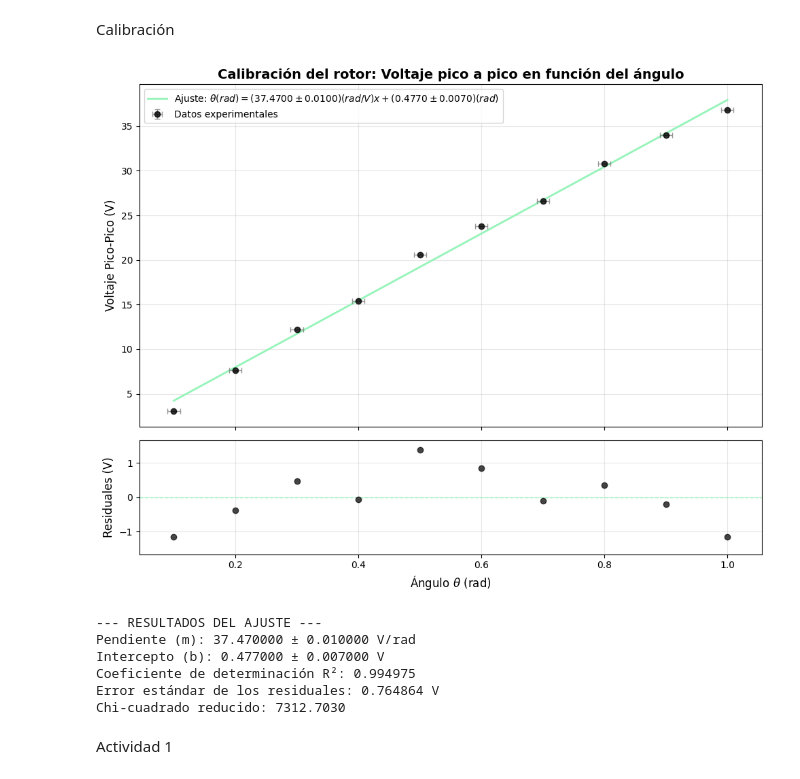
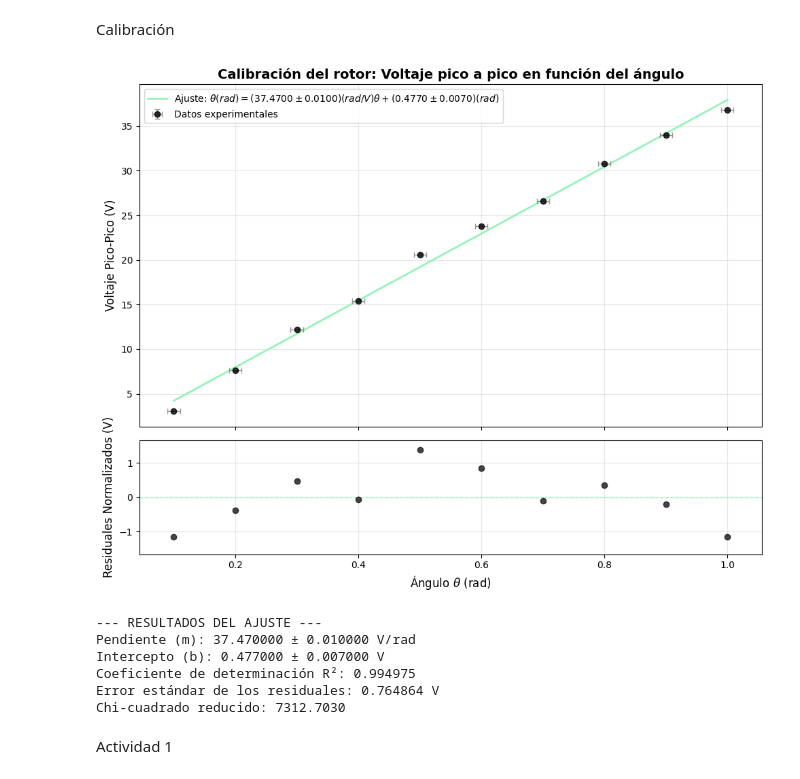
Before and after one commit to JessiDaniL/intermedio_cata_dani, a Jupyter notebook: actividad_4.ipynb, the cells around one changed output. Drawn from its saved outputs; the diff is of its cells as text; code cells hidden in the pictures.

```diff
--- a/actividad_4.ipynb
+++ b/actividad_4.ipynb
@@ -99,35 +99,35 @@ ax1.grid(True, alpha=0.3)
 # GRÁFICA INFERIOR: Residuales
 ax2.errorbar(angulo, resid,
              yerr=vpp_in,  # Incertidumbre en residuales = incertidumbre en y
              fmt='o', color='black',
              ecolor='lightgray', elinewidth=1, capsize=2,
              alpha=0.7)
 
 ax2.axhline(y=0, color='#95F4B9', linestyle='--', linewidth=1)
 ax2.set_xlabel(r'Ángulo $\theta$ (rad)', fontsize=12)
-ax2.set_ylabel('Residuales (V)', fontsize=12)
+ax2.set_ylabel('Residuales Normalizados (V)', fontsize=12)
 ax2.grid(True, alpha=0.3)
 
 # Ajustar límites de residuales para mejor visualización
 resid_max = np.max(np.abs(resid)) * 1.2
 ax2.set_ylim(-resid_max, resid_max)
 
 plt.tight_layout()
 plt.show()
 
 # Resultados numéricos
 print(f'\n--- RESULTADOS DEL AJUSTE ---')
 print(f'Pendiente (m): {m_val:.6f} ± {m_err:.6f} V/rad')
 print(f'Intercepto (b): {b_val:.6f} ± {b_err:.6f} V')
 print(f'Coeficiente de determinación R²: {r2:.6f}')
 print(f'Error estándar de los residuales: {np.std(resid):.6f} V')
 
 # Calcular chi-cuadrado reducido
 chi2 = np.sum((resid / vpp_in)**2)
 chi2_red = chi2 / (len(angulo) - 2)  # grados de libertad = n - parámetros
 print(f'Chi-cuadrado reducido: {chi2_red:.4f}')
 # %% [output]
-[figure, old version]
+[figure, new version]
 --- RESULTADOS DEL AJUSTE ---
 Pendiente (m): 37.470000 ± 0.010000 V/rad
 Intercepto (b): 0.477000 ± 0.007000 V
```
Also changed, not shown: parts of 6 cells of this notebook.
